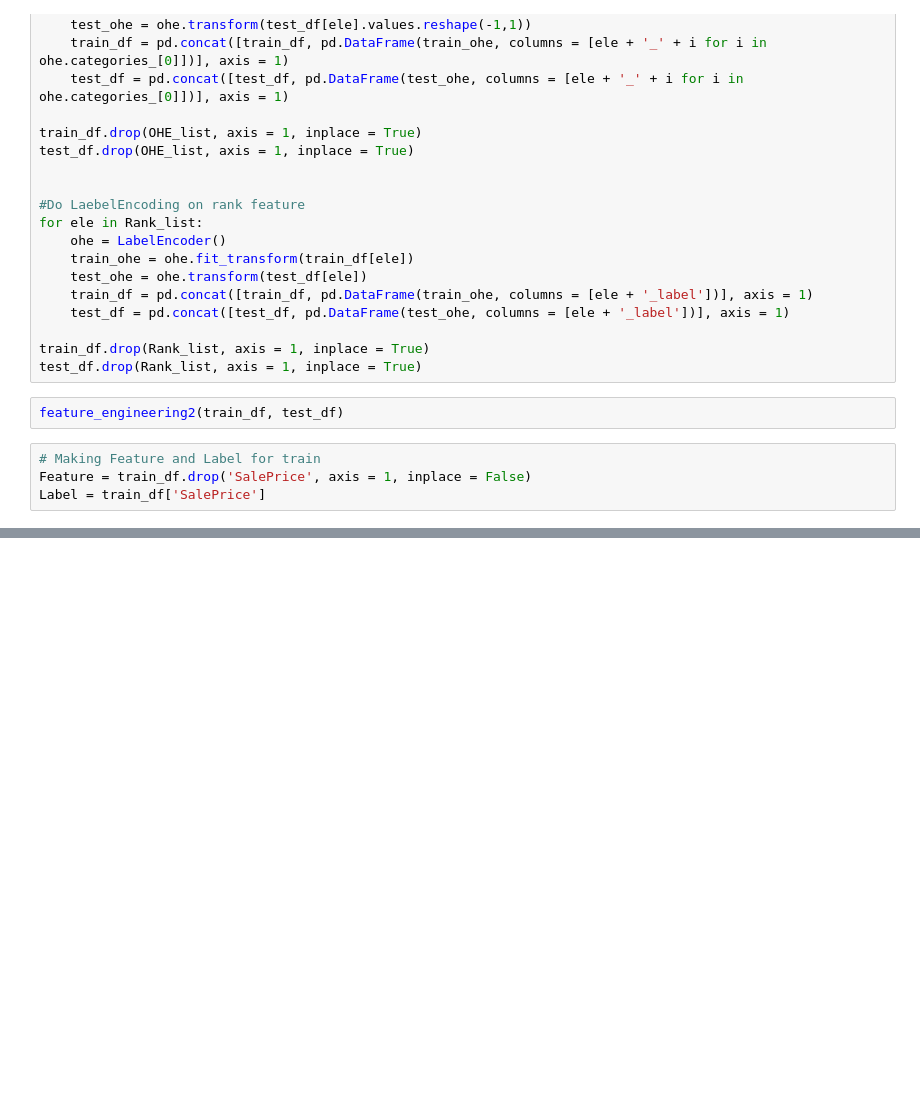
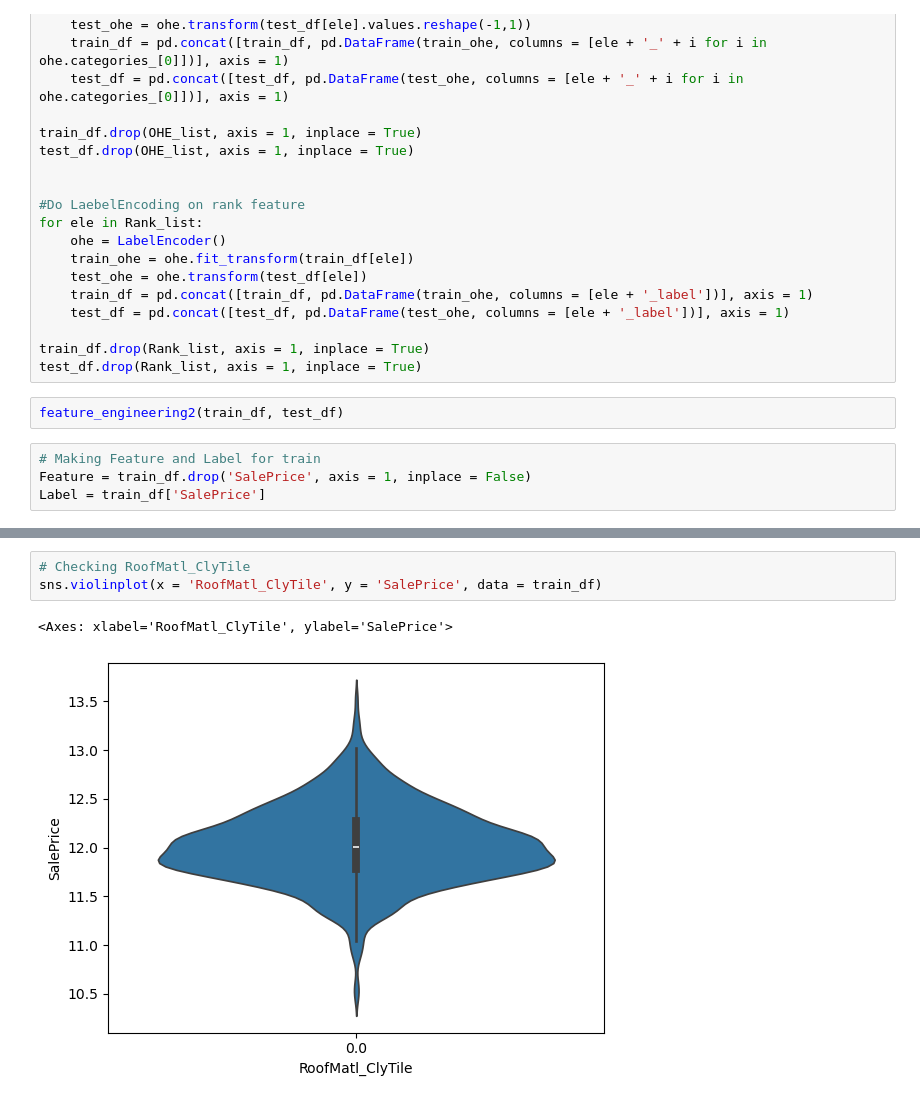
Before and after one commit to JeongHun01/Kaggle, a Jupyter notebook: House_prices/First_Attempt/Training.ipynb, the cells around one changed output, grey strips where cells are left out. Saved outputs shown, nothing was run; the diff lists cells and outputs as text; blank space fills up the shorter version.

```diff
--- a/House_prices/First_Attempt/Training.ipynb
+++ b/House_prices/First_Attempt/Training.ipynb
@@ -215,0 +304,6 @@ print("튜닝 전 Ridge 모델 RSME :", -np.mean(ridge_score))
+# %%
+# Checking RoofMatl_ClyTile
+sns.violinplot(x = 'RoofMatl_ClyTile', y = 'SalePrice', data = train_df)
+# %% [output]
+<Axes: xlabel='RoofMatl_ClyTile', ylabel='SalePrice'>
+[figure, added]
```
Also changed, not shown: parts of 17 cells of this notebook.
